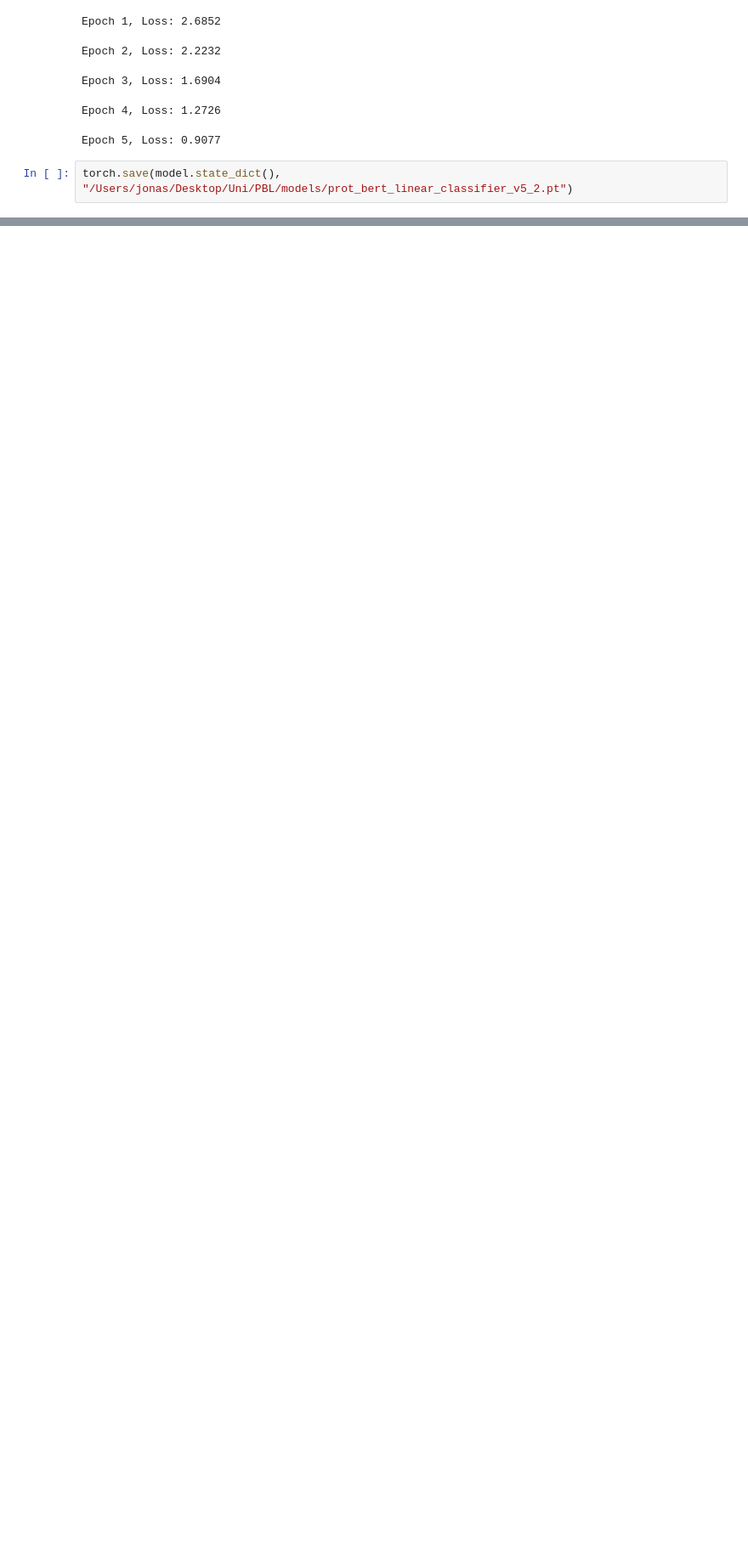
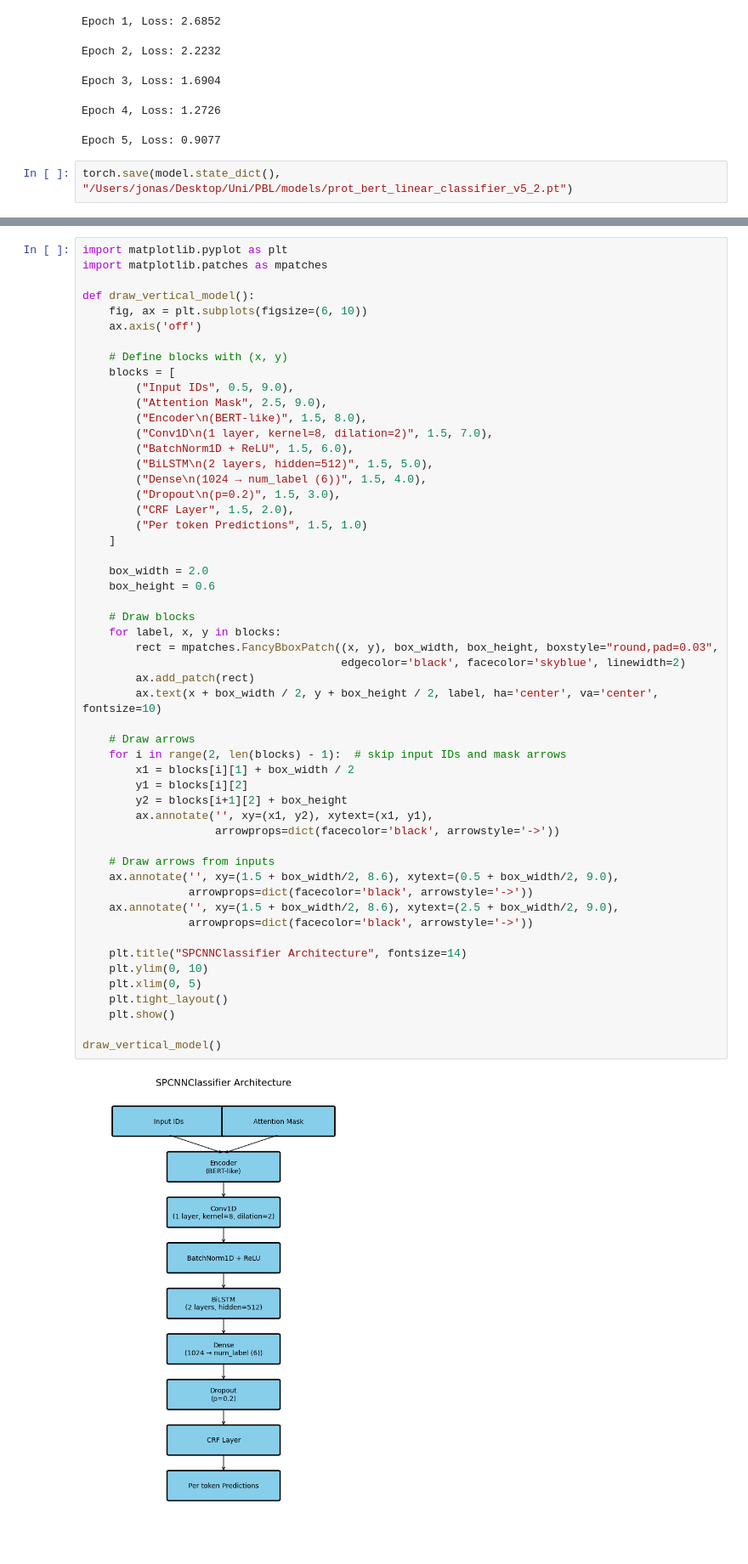
Before and after one commit to jonas-tfo/signal-peptide-prediction-models, a Jupyter notebook: multiclass/bert_sp_classifier_v5_2.ipynb, the cells around one changed output, grey strips where cells are left out. Shown at 85% size. Drawn from its saved outputs; the diff is of its cells as text; blank space fills up the shorter version.

Commit message:
added visualisation

```diff
--- a/multiclass/bert_sp_classifier_v5_2.ipynb
+++ b/multiclass/bert_sp_classifier_v5_2.ipynb
@@ -428,3 +428,58 @@ Sequence Level Accuracy: 0.8525
 Matthews Correlation Coefficient (MCC): 0.9177
 Token-level Accuracy: 0.9584
 [figure]
+# %%
+import matplotlib.pyplot as plt
+import matplotlib.patches as mpatches
+
+def draw_vertical_model():
+    fig, ax = plt.subplots(figsize=(6, 10))
+    ax.axis('off')
+
+    # Define blocks with (x, y)
+    blocks = [
+        ("Input IDs", 0.5, 9.0),
+        ("Attention Mask", 2.5, 9.0),
+        ("Encoder\n(BERT-like)", 1.5, 8.0),
+        ("Conv1D\n(1 layer, kernel=8, dilation=2)", 1.5, 7.0),
+        ("BatchNorm1D + ReLU", 1.5, 6.0),
+        ("BiLSTM\n(2 layers, hidden=512)", 1.5, 5.0),
+        ("Dense\n(1024 → num_label (6))", 1.5, 4.0),
+        ("Dropout\n(p=0.2)", 1.5, 3.0),
+        ("CRF Layer", 1.5, 2.0),
+        ("Per token Predictions", 1.5, 1.0)
+    ]
+
+    box_width = 2.0
+    box_height = 0.6
+
+    # Draw blocks
+    for label, x, y in blocks:
+        rect = mpatches.FancyBboxPatch((x, y), box_width, box_height, boxstyle="round,pad=0.03",
+                                       edgecolor='black', facecolor='skyblue', linewidth=2)
+        ax.add_patch(rect)
+        ax.text(x + box_width / 2, y + box_height / 2, label, ha='center', va='center', fontsize=10)
+
+    # Draw arrows
+    for i in range(2, len(blocks) - 1):  # skip input IDs and mask arrows
+        x1 = blocks[i][1] + box_width / 2
+        y1 = blocks[i][2]
+        y2 = blocks[i+1][2] + box_height
+        ax.annotate('', xy=(x1, y2), xytext=(x1, y1),
+                    arrowprops=dict(facecolor='black', arrowstyle='->'))
+
+    # Draw arrows from inputs
+    ax.annotate('', xy=(1.5 + box_width/2, 8.6), xytext=(0.5 + box_width/2, 9.0),
+                arrowprops=dict(facecolor='black', arrowstyle='->'))
+    ax.annotate('', xy=(1.5 + box_width/2, 8.6), xytext=(2.5 + box_width/2, 9.0),
+                arrowprops=dict(facecolor='black', arrowstyle='->'))
+
+    plt.title("SPCNNClassifier Architecture", fontsize=14)
+    plt.ylim(0, 10)
+    plt.xlim(0, 5)
+    plt.tight_layout()
+    plt.show()
+
+draw_vertical_model()
+# %% [output]
+[figure, added]
```
